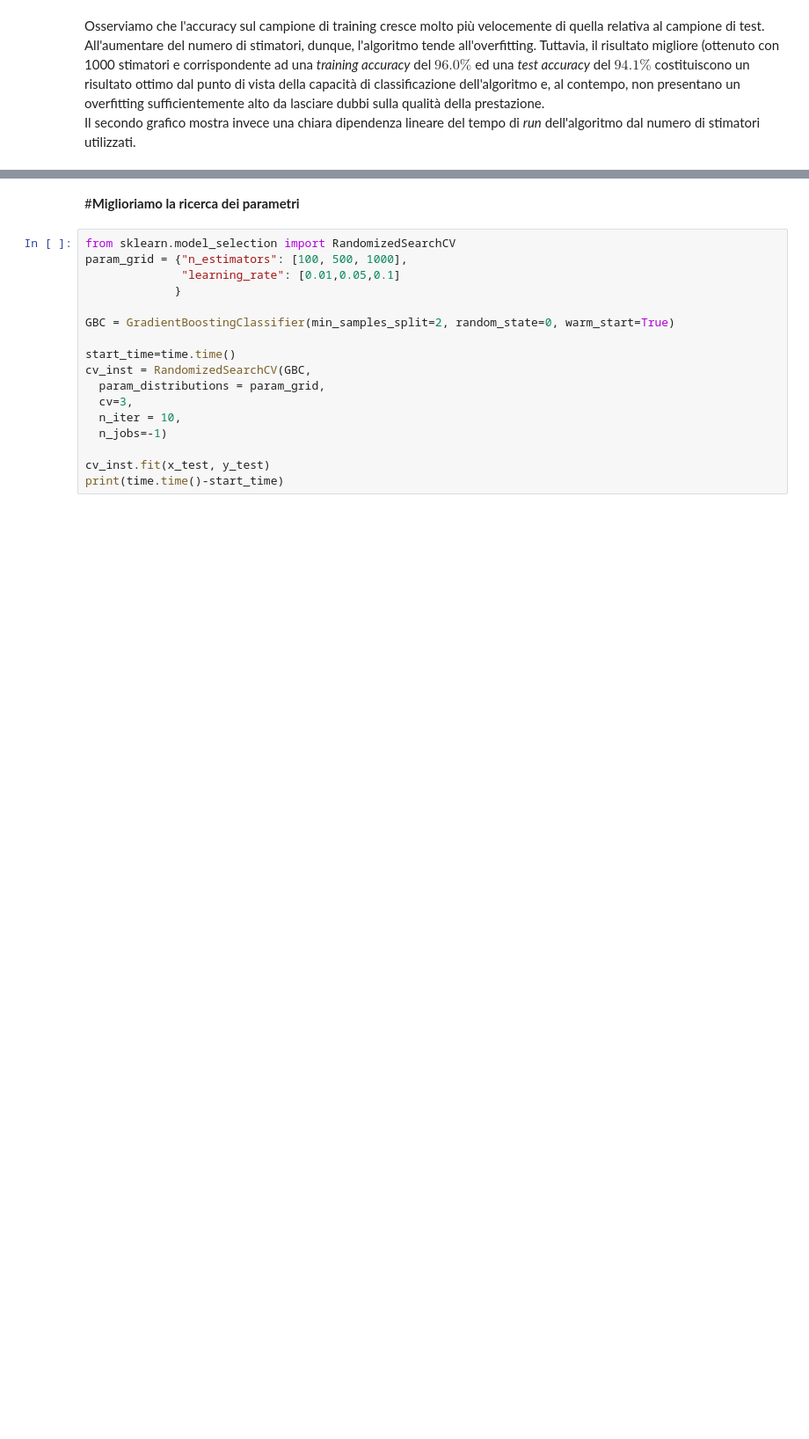
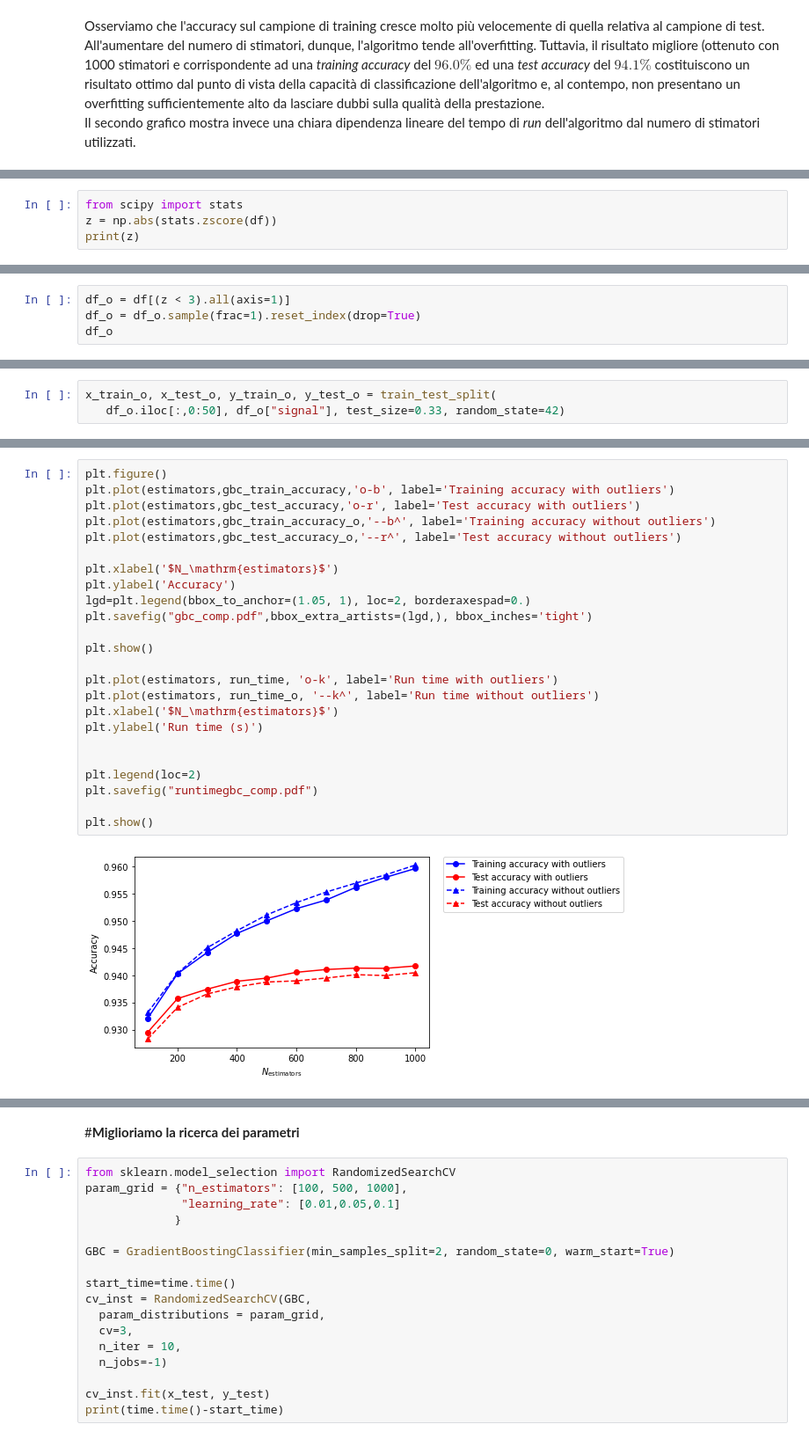
Before and after one commit to PaoDeV99/ML_Progetto1_G72, a Jupyter notebook: p1_g72_gboost.ipynb, the cells around one changed output, grey strips where cells are left out. Shown: that part at 88% size. Saved outputs shown, nothing was run; the diff lists cells and outputs as text; blank space fills up the shorter version.

```diff
--- a/p1_g72_gboost.ipynb
+++ b/p1_g72_gboost.ipynb
@@ -209,0 +207,4 @@ Il secondo grafico mostra invece una chiara dipendenza lineare del tempo di *run
+# %%
+from scipy import stats
+z = np.abs(stats.zscore(df))
+print(z)
@@ -209,0 +223,4 @@ Il secondo grafico mostra invece una chiara dipendenza lineare del tempo di *run
+# %%
+df_o = df[(z < 3).all(axis=1)]
+df_o = df_o.sample(frac=1).reset_index(drop=True)
+df_o
@@ -209,0 +241,3 @@ Il secondo grafico mostra invece una chiara dipendenza lineare del tempo di *run
+# %%
+x_train_o, x_test_o, y_train_o, y_test_o = train_test_split(
+   df_o.iloc[:,0:50], df_o["signal"], test_size=0.33, random_state=42)
@@ -209,0 +294,26 @@ Il secondo grafico mostra invece una chiara dipendenza lineare del tempo di *run
+# %%
+plt.figure()
+plt.plot(estimators,gbc_train_accuracy,'o-b', label='Training accuracy with outliers')
+plt.plot(estimators,gbc_test_accuracy,'o-r', label='Test accuracy with outliers')
+plt.plot(estimators,gbc_train_accuracy_o,'--b^', label='Training accuracy without outliers')
+plt.plot(estimators,gbc_test_accuracy_o,'--r^', label='Test accuracy without outliers')
+
+plt.xlabel('$N_\mathrm{estimators}$')
+plt.ylabel('Accuracy')
+lgd=plt.legend(bbox_to_anchor=(1.05, 1), loc=2, borderaxespad=0.)
+plt.savefig("gbc_comp.pdf",bbox_extra_artists=(lgd,), bbox_inches='tight')
+
+plt.show()
+
+plt.plot(estimators, run_time, 'o-k', label='Run time with outliers')
+plt.plot(estimators, run_time_o, '--k^', label='Run time without outliers')
+plt.xlabel('$N_\mathrm{estimators}$')
+plt.ylabel('Run time (s)')
+
+
+plt.legend(loc=2)
+plt.savefig("runtimegbc_comp.pdf")
+
+plt.show()
+# %% [output]
+[figure, added]
```
Also changed, not shown: parts of 23 cells of this notebook.
